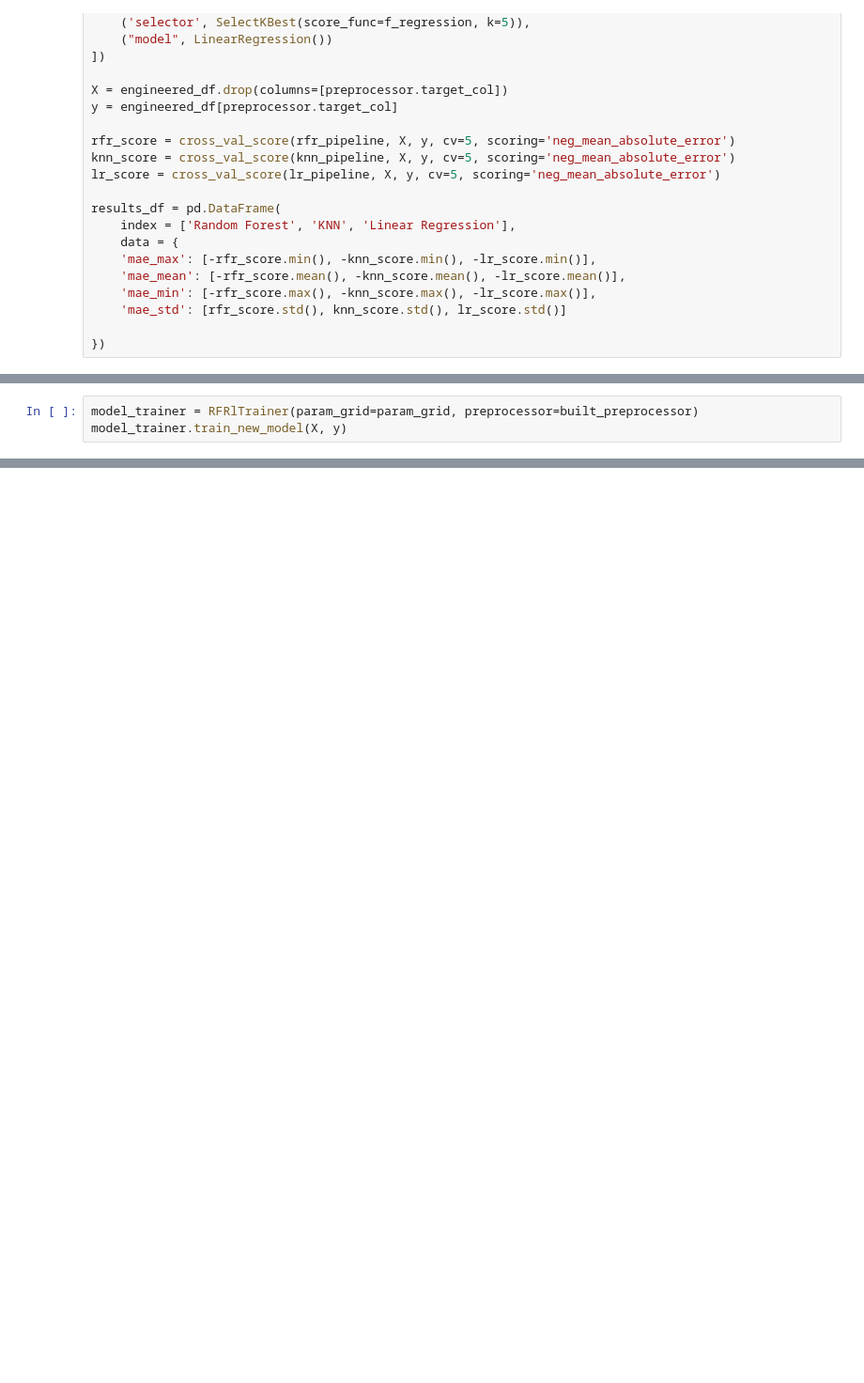
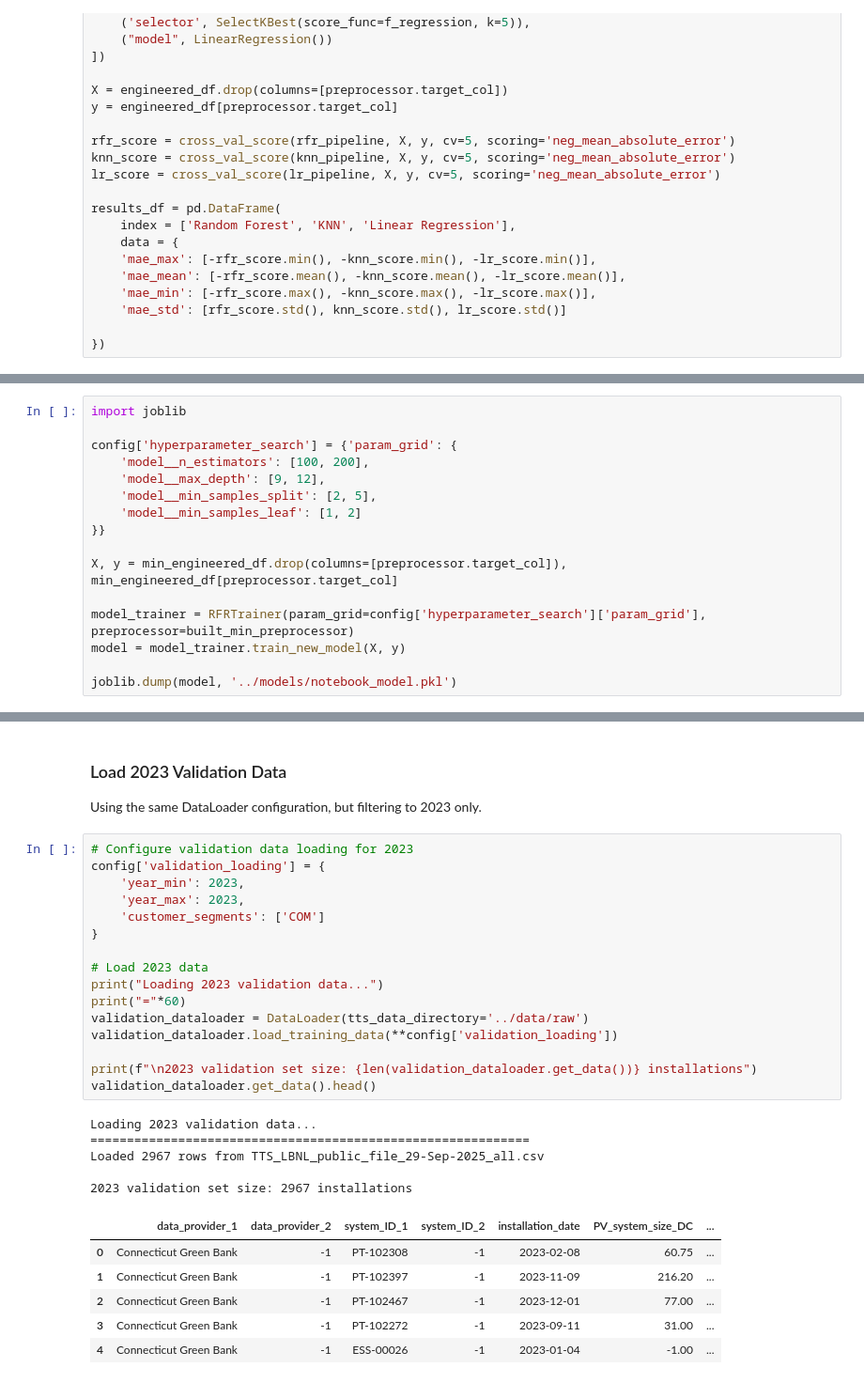
Before and after one commit to cwhitz/solar-capex-estimator, a Jupyter notebook: notebooks/Model_Development.ipynb, the cells around one changed output, grey strips where cells are left out. Shown at 94% size. Drawn from its saved outputs; the diff is of its cells as text; blank space fills up the shorter version.

```diff
--- a/notebooks/Model_Development.ipynb
+++ b/notebooks/Model_Development.ipynb
@@ -937,5 +1117,18 @@ class RFRlTrainer:
 # %%
-model_trainer = RFRlTrainer(param_grid=param_grid, preprocessor=built_preprocessor)
-model_trainer.train_new_model(X, y)
+import joblib
+
+config['hyperparameter_search'] = {'param_grid': {
+    'model__n_estimators': [100, 200],
+    'model__max_depth': [9, 12],
+    'model__min_samples_split': [2, 5],
+    'model__min_samples_leaf': [1, 2]
+}}
+
+X, y = min_engineered_df.drop(columns=[preprocessor.target_col]), min_engineered_df[preprocessor.target_col]
+
+model_trainer = RFRTrainer(param_grid=config['hyperparameter_search']['param_grid'], preprocessor=built_min_preprocessor)
+model = model_trainer.train_new_model(X, y)
+
+joblib.dump(model, '../models/notebook_model.pkl')
 # %% [output]
 Training new model with GridSearchCV...
@@ -1209,0 +1160,32 @@ Based on both feature importance, the key drivers of solar CAPEX are:
+# %% [markdown]
+### Load 2023 Validation Data
+
+Using the same DataLoader configuration, but filtering to 2023 only.
+# %%
+# Configure validation data loading for 2023
+config['validation_loading'] = {
+    'year_min': 2023,
+    'year_max': 2023,
+    'customer_segments': ['COM']
+}
+
+# Load 2023 data
+print("Loading 2023 validation data...")
+print("="*60)
+validation_dataloader = DataLoader(tts_data_directory='../data/raw')
+validation_dataloader.load_training_data(**config['validation_loading'])
+
+print(f"\n2023 validation set size: {len(validation_dataloader.get_data())} installations")
+validation_dataloader.get_data().head()
+# %% [output]
+Loading 2023 validation data...
+============================================================
+Loaded 2967 rows from TTS_LBNL_public_file_29-Sep-2025_all.csv
+
+2023 validation set size: 2967 installations
+|  | data_provider_1 | data_provider_2 | system_ID_1 | system_ID_2 | installation_date | PV_system_size_DC | ... |
+| 0 | Connecticut Green Bank | -1 | PT-102308 | -1 | 2023-02-08 | 60.75 | ... |
+| 1 | Connecticut Green Bank | -1 | PT-102397 | -1 | 2023-11-09 | 216.20 | ... |
+| 2 | Connecticut Green Bank | -1 | PT-102467 | -1 | 2023-12-01 | 77.00 | ... |
+| 3 | Connecticut Green Bank | -1 | PT-102272 | -1 | 2023-09-11 | 31.00 | ... |
+| 4 | Connecticut Green Bank | -1 | ESS-00026 | -1 | 2023-01-04 | -1.00 | ... |
```
Also changed, not shown: parts of 48 cells of this notebook, 11 other files.
